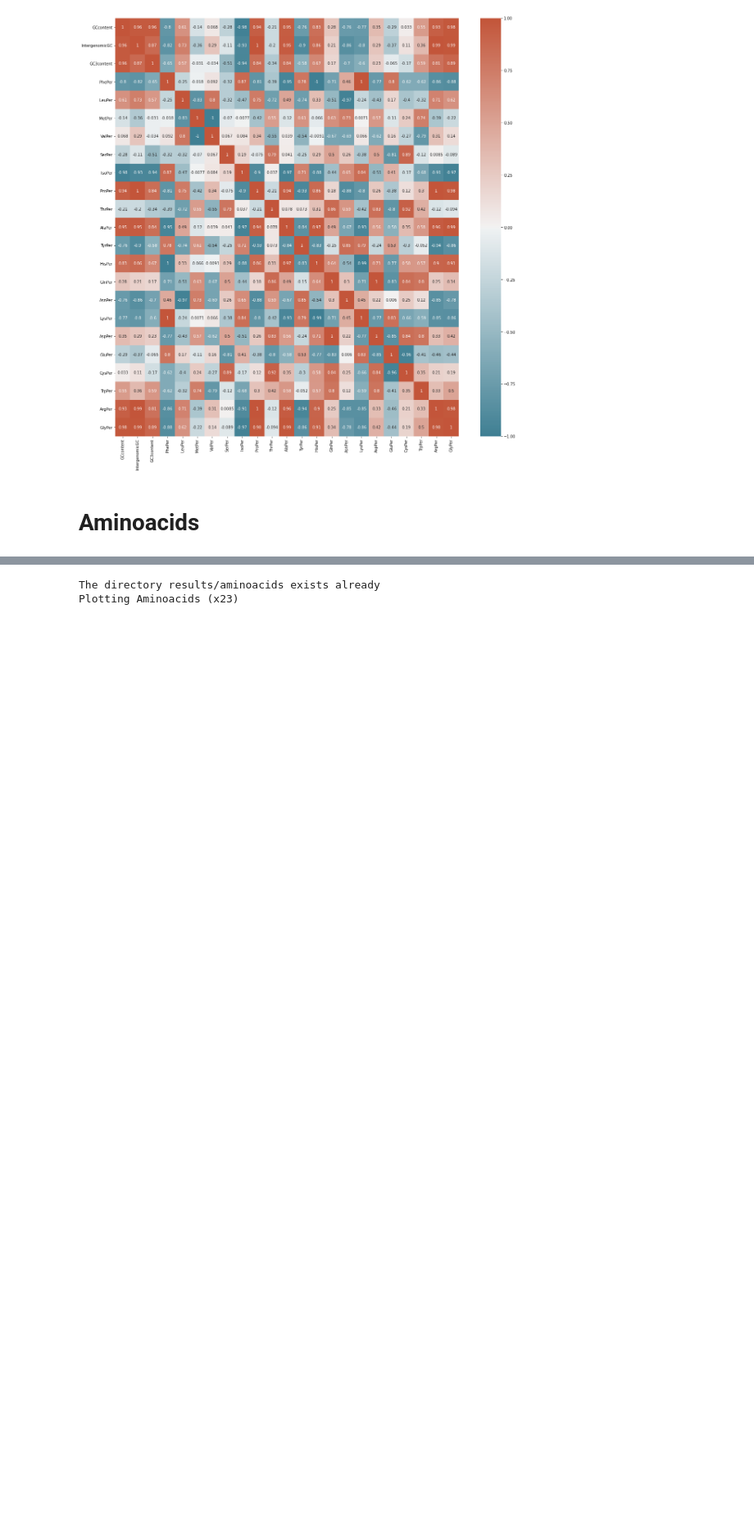
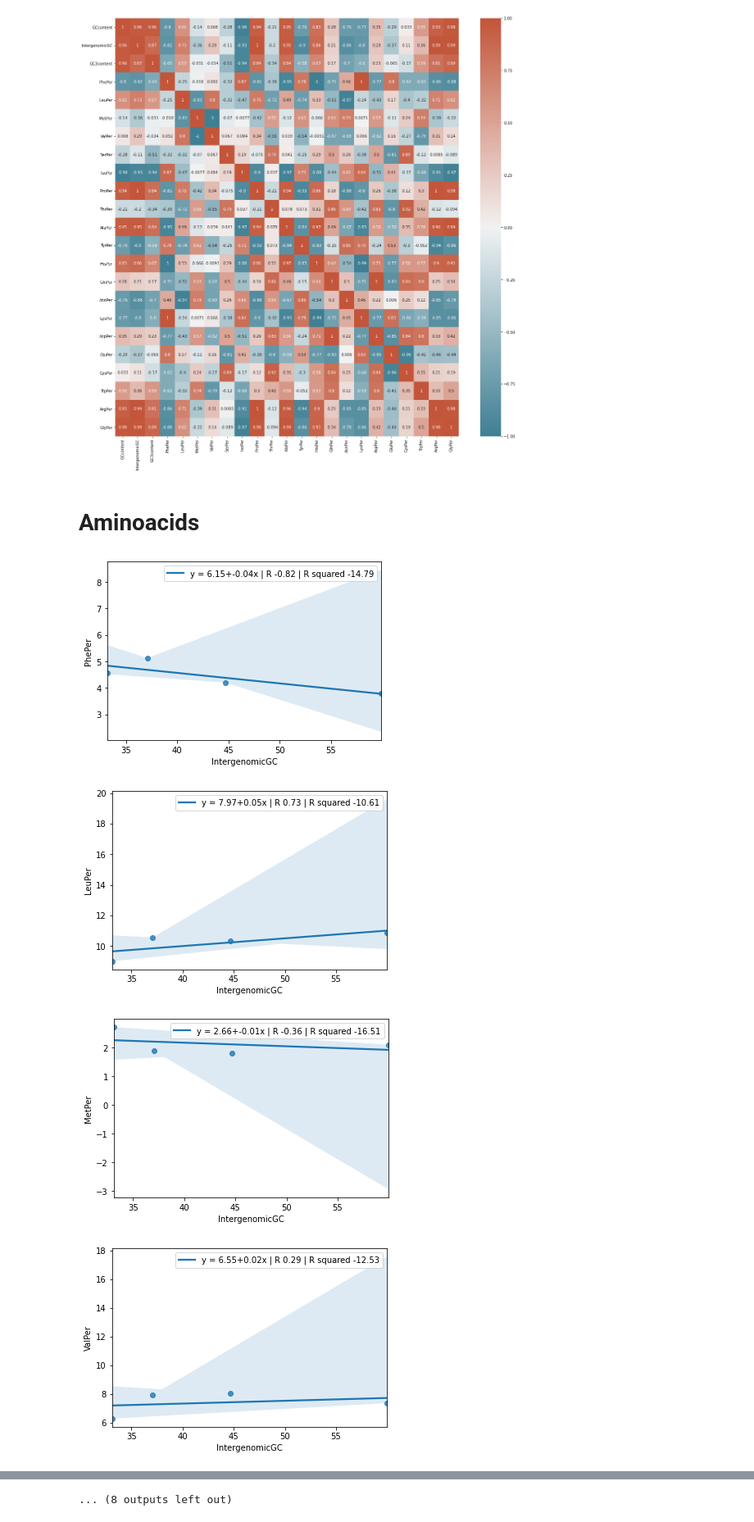
Before and after one commit to FrancescoSchena/BioPrj, a Jupyter notebook: Plotting Prototyping.ipynb, the cells around one changed output, grey strips where cells are left out. Shown at 82% size. Drawn from its saved outputs; the diff is of its cells as text; code cells hidden in the pictures; blank space fills up the shorter version.

Commit message:
General data viz improvements

```diff
--- a/Plotting Prototyping.ipynb
+++ b/Plotting Prototyping.ipynb
@@ -55,48 +57,39 @@ hm.get_figure().savefig("results/Correlation.pdf")  # Saves it to the results fo
 # %% [markdown]
 # Aminoacids
 # %%
-path = "results/aminoacids"
-if os.path.isdir(path):
-	print(f"The directory {path} exists already")
-else:
-	try:
-		os.mkdir(path)
-	except OSError:
-		print("Creation of the directory %s failed" % path)
-		quit()
-	else:
-		print("Successfully created the directory %s" % path)
-df = pd.read_csv("results/data.csv")
-
-print("Plotting Aminoacids (x23)")
 aminoacids = [
 			"PhePer",
 			"LeuPer",
 			"MetPer",
 			"ValPer",
 			"SerPer",
 			"IsoPer",
 			"ProPer",
 			"ThrPer",
 			"AlaPer",
 			"TyrPer",
 			"HisPer",
 			"GlnPer",
 			"AsnPer",
 			"LysPer",
 			"AspPer",
 			"GluPer",
 			"CysPer",
 			"TrpPer",
 			"ArgPer",
 			"GlyPer"
 			]
 x = df["IntergenomicGC"]
 for aminoacid in aminoacids:
-	y = df[aminoacid]
-	slope, intercept, r_value, p_value, std_err = stats.linregress(x, y)
-	sn.regplot(x=x, y=y, line_kws={'label':"y = {0:.2f}+{1:.2f}x | R {2:.2f}".format(intercept, slope, r_value)})
-	plt.legend()
-	plt.savefig(path + "/" + aminoacid + ".jpg")
-	plt.close("all")
+    y = df[aminoacid]
+    slope, intercept, r_value, p_value, std_err = stats.linregress(x, y)
+    R_square = r2_score(x, y)
+    sn.regplot(x=x, y=y, line_kws={'label':"y = {0:.2f}+{1:.2f}x | R {2:.2f} | R squared {3:.2f}".format(intercept, slope, r_value,R_square)})
+    plt.legend()
+    plt.show()
+    plt.close("all")
 # %% [output]
+[figure, added]
+[figure, added]
+[figure, added]
+[figure, added]
@@ -103,2 +104 @@ for aminoacid in aminoacids:
-The directory results/aminoacids exists already
-Plotting Aminoacids (x23)
+... (8 outputs left out)
```
Also changed, not shown: parts of 2 cells of this notebook, 1 other file.
